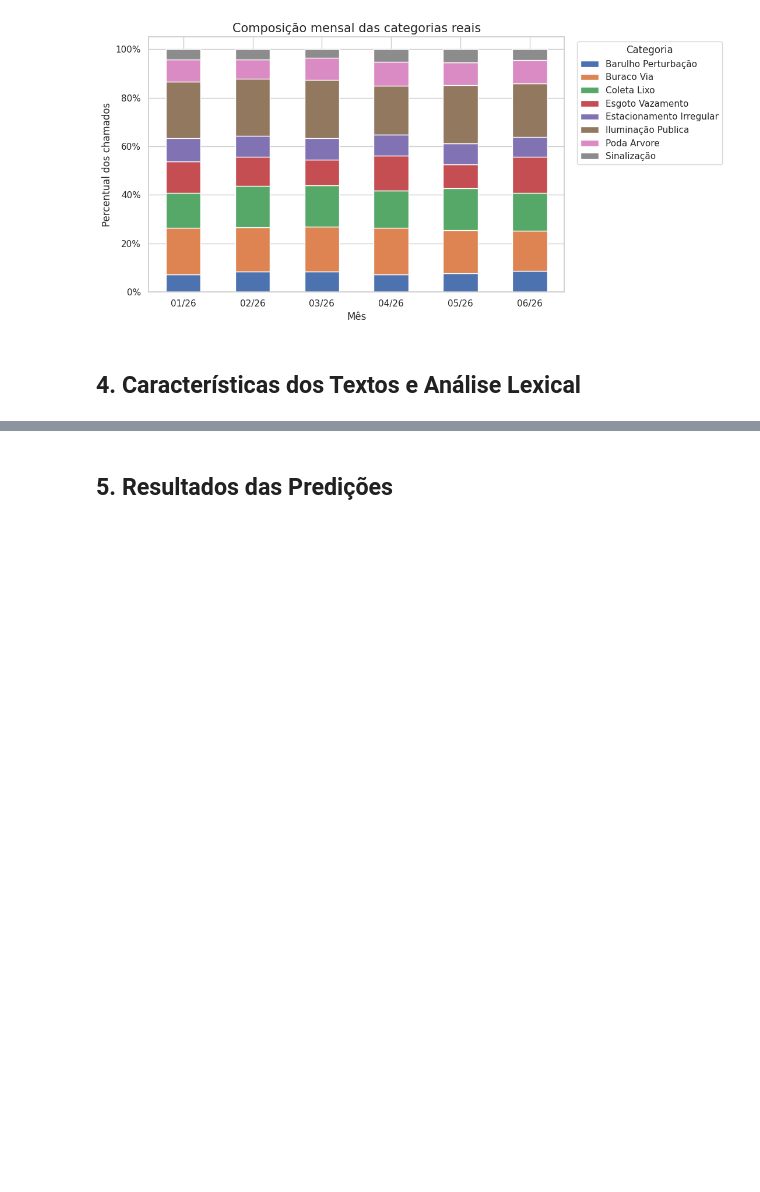
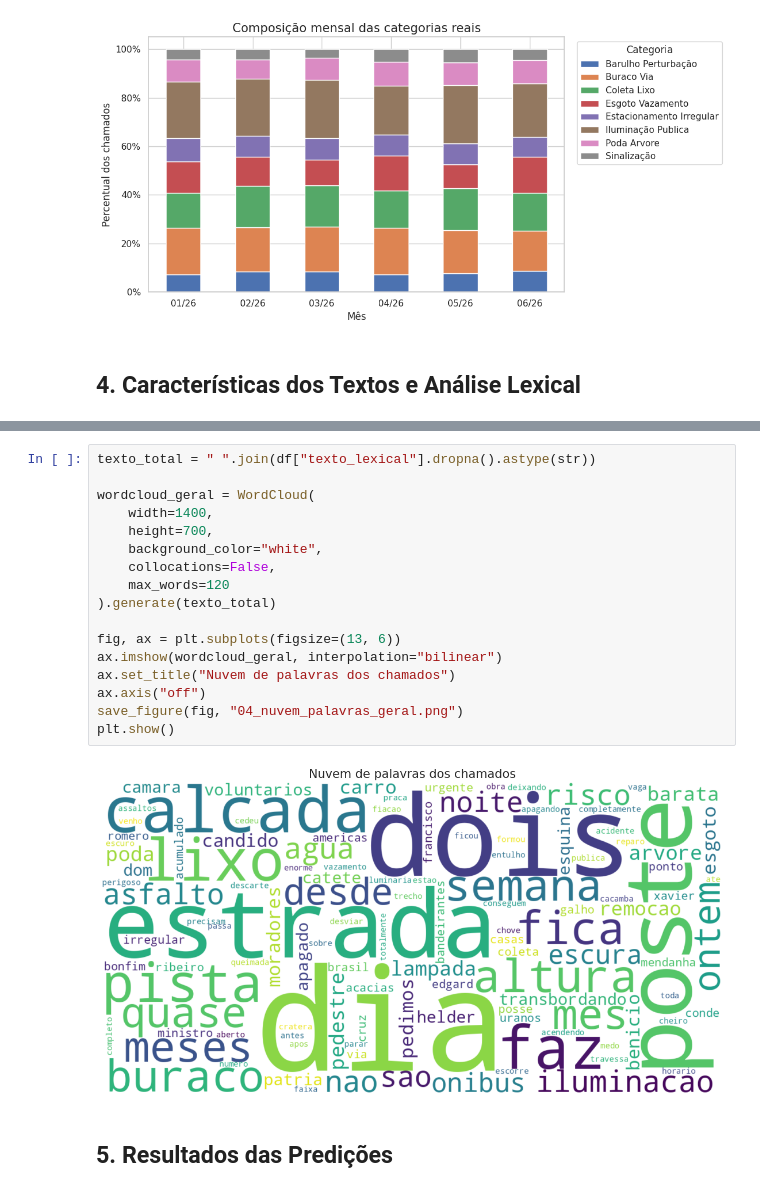
Before and after one commit to iaracastro/desafio-cientista-dados-junior-ia-pref, a Jupyter notebook: notebooks/aedv.ipynb, the cells around one changed output, grey strips where cells are left out. Cells and saved outputs as stored; diff of their text form; blank space fills up the shorter version.

```diff
--- a/notebooks/aedv.ipynb
+++ b/notebooks/aedv.ipynb
@@ -612,2 +766,21 @@ plotar_barras_empilhadas_percentuais(
+# %%
+texto_total = " ".join(df["texto_lexical"].dropna().astype(str))
+
+wordcloud_geral = WordCloud(
+    width=1400,
+    height=700,
+    background_color="white",
+    collocations=False,
+    max_words=120
+).generate(texto_total)
+
+fig, ax = plt.subplots(figsize=(13, 6))
+ax.imshow(wordcloud_geral, interpolation="bilinear")
+ax.set_title("Nuvem de palavras dos chamados")
+ax.axis("off")
+save_figure(fig, "04_nuvem_palavras_geral.png")
+plt.show()
+# %% [output]
+[figure, added]
 # %% [markdown]
 ## 5. Resultados das Predições
```
Also changed, not shown: parts of 8 cells of this notebook.
